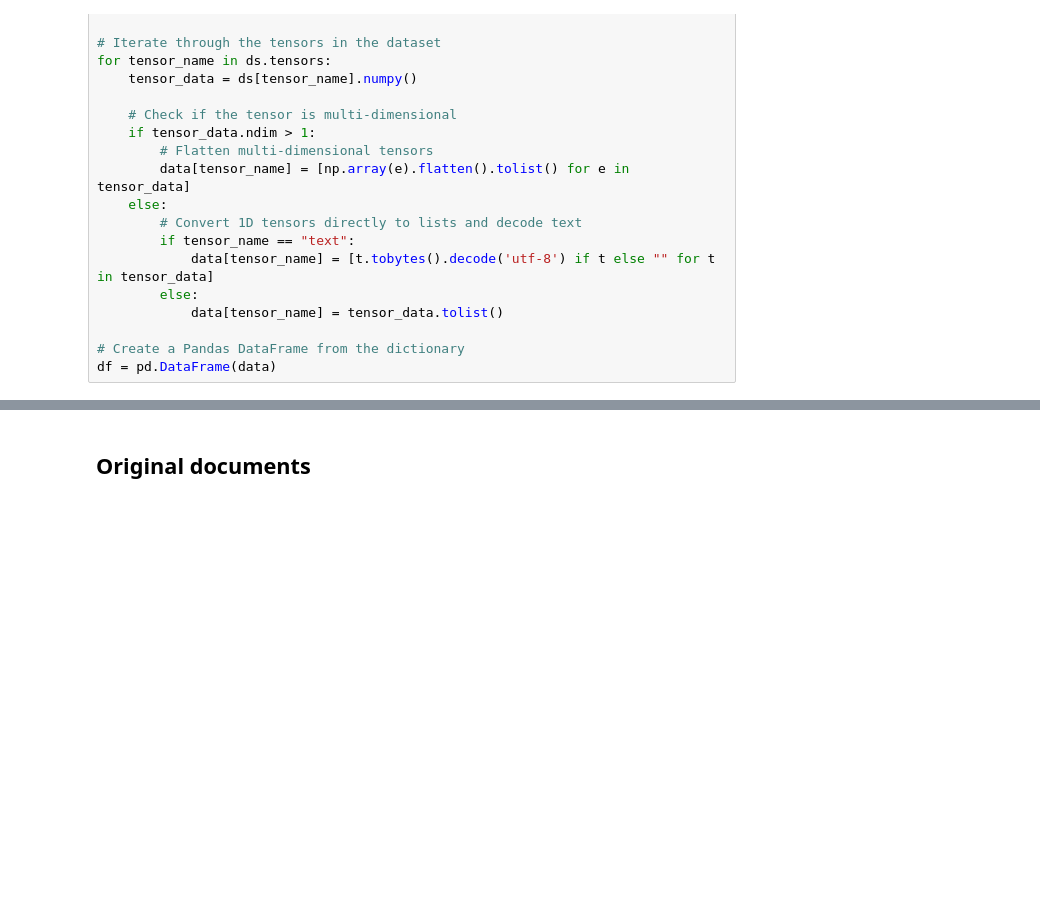
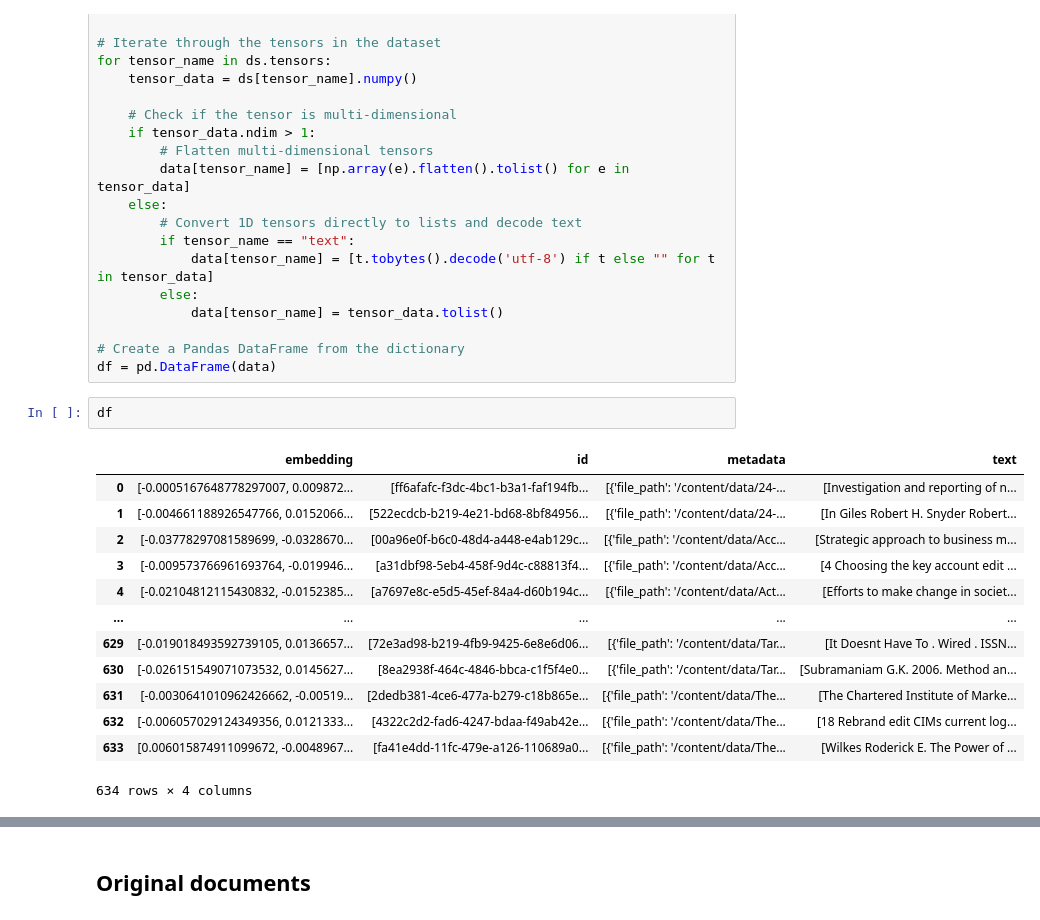
Before and after one commit to korganbekov/RAG-Driven-Generative-AI, a Jupyter notebook: Chapter07/Knowledge_Graph__Deep_Lake_LlamaIndex_OpenAI_RAG.ipynb, the cells around one changed output, grey strips where cells are left out. Saved outputs shown, nothing was run; the diff lists cells and outputs as text; blank space fills up the shorter version.

```diff
--- a/Chapter07/Knowledge_Graph__Deep_Lake_LlamaIndex_OpenAI_RAG.ipynb
+++ b/Chapter07/Knowledge_Graph__Deep_Lake_LlamaIndex_OpenAI_RAG.ipynb
@@ -407,6 +416,22 @@ for tensor_name in ds.tensors:
 
 # Create a Pandas DataFrame from the dictionary
 df = pd.DataFrame(data)
+# %%
+df
+# %% [output]
+|  | embedding | id | metadata | text |
+| 0 | [-0.0005167648778297007, 0.009872... | [ff6afafc-f3dc-4bc1-b3a1-faf194fb... | [{'file_path': '/content/data/24-... | [Investigation and reporting of n... |
+| 1 | [-0.004661188926547766, 0.0152066... | [522ecdcb-b219-4e21-bd68-8bf84956... | [{'file_path': '/content/data/24-... | [In Giles Robert H. Snyder Robert... |
+| 2 | [-0.03778297081589699, -0.0328670... | [00a96e0f-b6c0-48d4-a448-e4ab129c... | [{'file_path': '/content/data/Acc... | [Strategic approach to business m... |
+| 3 | [-0.009573766961693764, -0.019946... | [a31dbf98-5eb4-458f-9d4c-c88813f4... | [{'file_path': '/content/data/Acc... | [4 Choosing the key account edit ... |
+| 4 | [-0.02104812115430832, -0.0152385... | [a7697e8c-e5d5-45ef-84a4-d60b194c... | [{'file_path': '/content/data/Act... | [Efforts to make change in societ... |
+| ... | ... | ... | ... | ... |
+| 629 | [-0.019018493592739105, 0.0136657... | [72e3ad98-b219-4fb9-9425-6e8e6d06... | [{'file_path': '/content/data/Tar... | [It Doesnt Have To . Wired . ISSN... |
+| 630 | [-0.026151549071073532, 0.0145627... | [8ea2938f-464c-4846-bbca-c1f5f4e0... | [{'file_path': '/content/data/Tar... | [Subramaniam G.K. 2006. Method an... |
+| 631 | [-0.0030641010962426662, -0.00519... | [2dedb381-4ce6-477a-b279-c18b865e... | [{'file_path': '/content/data/The... | [The Chartered Institute of Marke... |
+| 632 | [-0.006057029124349356, 0.0121333... | [4322c2d2-fad6-4247-bdaa-f49ab42e... | [{'file_path': '/content/data/The... | [18 Rebrand edit CIMs current log... |
+| 633 | [0.006015874911099672, -0.0048967... | [fa41e4dd-11fc-479e-a126-110689a0... | [{'file_path': '/content/data/The... | [Wilkes Roderick E. The Power of ... |
+634 rows × 4 columns
 # %%
 # Function to display a selected record
 def display_record(record_number):
```
Also changed, not shown: parts of 8 cells of this notebook.
